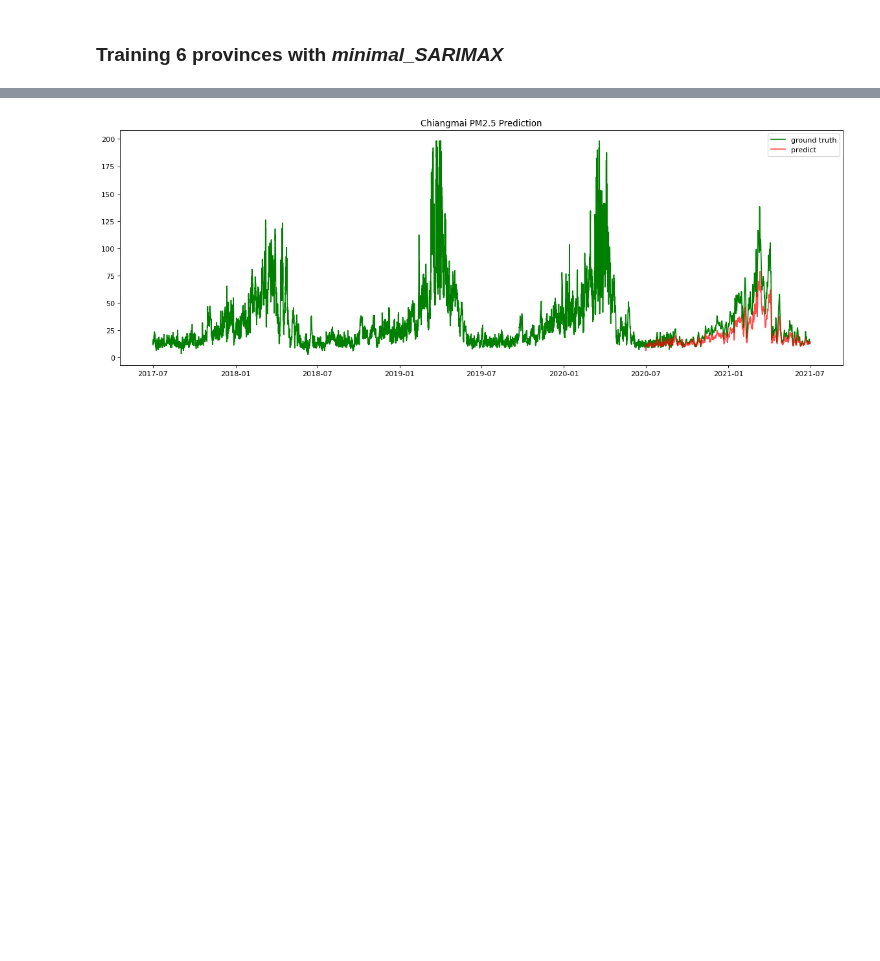
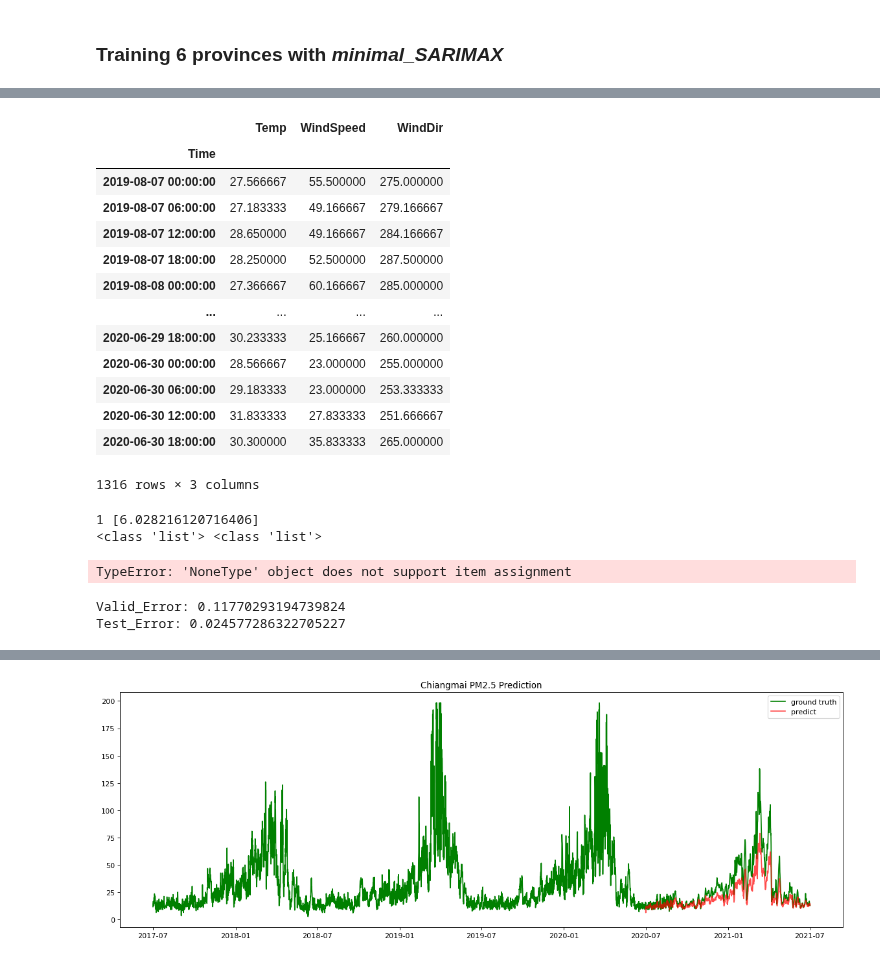
Before and after one commit to One-Night-Miracle/Data-Science-Project1-2021-2-PM2.5-Kaggle, a Jupyter notebook: model_train.ipynb, the cells around one changed output, grey strips where cells are left out. Drawn from its saved outputs; the diff is of its cells as text; code cells hidden in the pictures; blank space fills up the shorter version.

Commit message:
Some error did happen

```diff
--- a/model_train.ipynb
+++ b/model_train.ipynb
@@ -132,0 +114,32 @@ Test on SARIMAX with RMSE: 4.5938729521275805
+# %%
+valid_set['BKK'][exog_columns]
+# %% [output]
+|  | Temp | WindSpeed | WindDir |
+| Time |  |  |  |
+| 2019-08-07 00:00:00 | 27.566667 | 55.500000 | 275.000000 |
+| 2019-08-07 06:00:00 | 27.183333 | 49.166667 | 279.166667 |
+| 2019-08-07 12:00:00 | 28.650000 | 49.166667 | 284.166667 |
+| 2019-08-07 18:00:00 | 28.250000 | 52.500000 | 287.500000 |
+| 2019-08-08 00:00:00 | 27.366667 | 60.166667 | 285.000000 |
+| ... | ... | ... | ... |
+| 2020-06-29 18:00:00 | 30.233333 | 25.166667 | 260.000000 |
+| 2020-06-30 00:00:00 | 28.566667 | 23.000000 | 255.000000 |
+| 2020-06-30 06:00:00 | 29.183333 | 23.000000 | 253.333333 |
+| 2020-06-30 12:00:00 | 31.833333 | 27.833333 | 251.666667 |
+| 2020-06-30 18:00:00 | 30.300000 | 35.833333 | 265.000000 |
+1316 rows × 3 columns
+# %%
+Result = model['BKK'].predict_step(valid_set['BKK'][['PM25']], test_data['BKK'][['PM25']],
+                                    val_X_exog=valid_set['BKK'][exog_columns], y_exog=test_data['BKK'][exog_columns], model_exog=model_exog['BKK'], learn=True)
+
+val_pred_sav, y_pred_sav, Valid_Error, Test_Error = Result
+# %% [output]
+1 [6.028216120716406]
+<class 'list'> <class 'list'>
+TypeError: 'NoneType' object does not support item assignment
+# %%
+print(f"Valid_Error: {(Valid_Error**2).mean()}")
+print(f"Test_Error: {(Test_Error**2).mean()}")
+# %% [output]
+Valid_Error: 0.11770293194739824
+Test_Error: 0.024577286322705227
```
Also changed, not shown: parts of 21 cells of this notebook, 1 other file.
